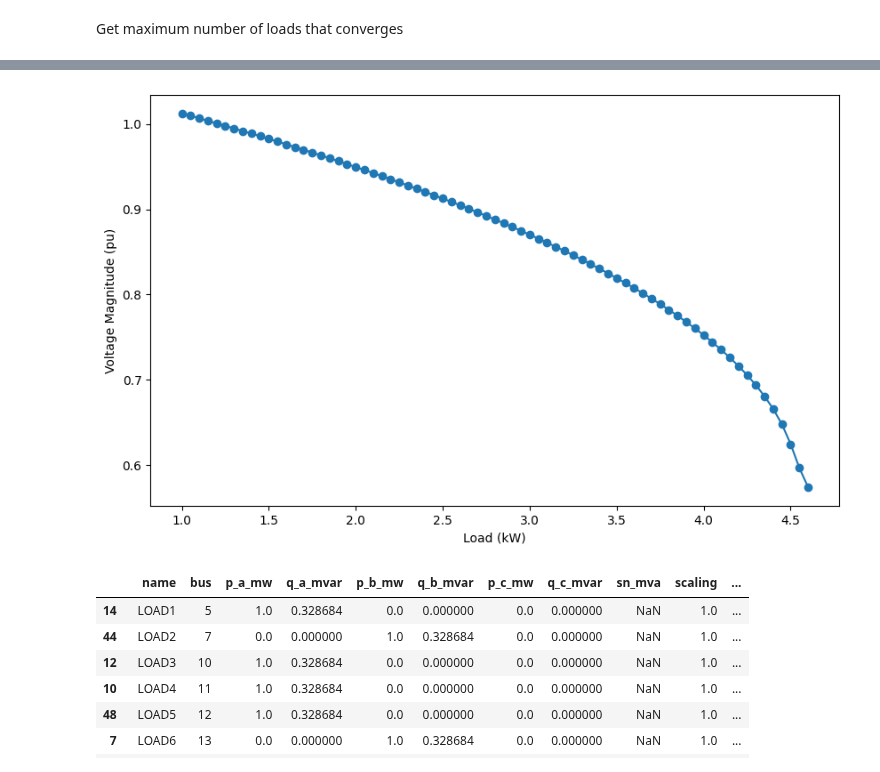
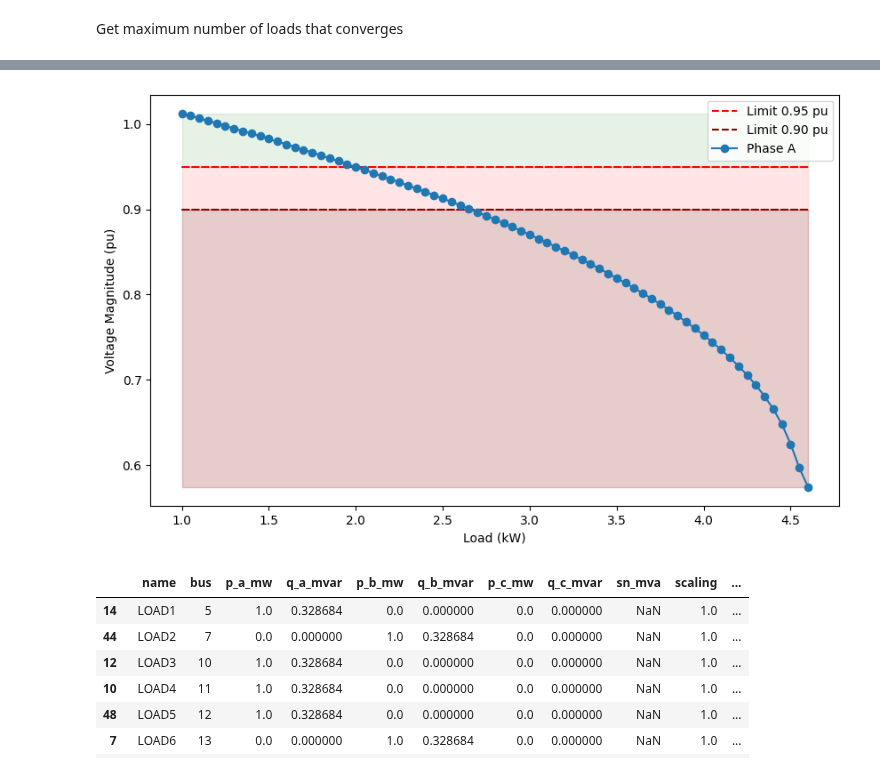
Before and after one commit to antoniovitorvb/IST-thesis-hosting-capacity, a Jupyter notebook: code/power_debug.ipynb, the cells around one changed output, grey strips where cells are left out. Saved outputs shown, nothing was run; the diff lists cells and outputs as text; code cells hidden in the pictures.

```diff
--- a/code/power_debug.ipynb
+++ b/code/power_debug.ipynb
@@ -474,15 +452,33 @@ Name: p_a_mw, dtype: float64
 # %%
 import matplotlib.pyplot as plt
 plt.figure(figsize=(10, 6))
+
+plt.fill_between(vm_pu['p_a_mw']*1000,
+                 y1=vm_pu['vm_a_pu'].max(), y2=0.95,
+                #  where=vm_pu['vm_a_pu'] < 0.95,
+                 interpolate=True, color='green', alpha=0.1)
+plt.fill_between(vm_pu['p_a_mw']*1000,
+                 y1=0.95, y2=0.9,
+                #  where=vm_pu['vm_a_pu'] < 0.95,
+                 interpolate=True, color='red', alpha=0.1)
+plt.fill_between(vm_pu['p_a_mw']*1000,
+                 y1=0.9, y2=vm_pu['vm_a_pu'].min(),
+                #  where=vm_pu['vm_a_pu'] < 0.95,
+                 interpolate=True, color='darkred', alpha=0.2)
+plt.hlines(y=0.95, xmin=vm_pu['p_a_mw'].min()*1000,
+           xmax=vm_pu['p_a_mw'].max()*1000, color='red', linestyle='--', label='Limit 0.95 pu')
+plt.hlines(y=0.9, xmin=vm_pu['p_a_mw'].min()*1000,
+           xmax=vm_pu['p_a_mw'].max()*1000, color='darkred', linestyle='--', label='Limit 0.90 pu')
 
 plt.plot(vm_pu['p_a_mw']*1000, vm_pu['vm_a_pu'], label='Phase A', marker='o')
 # plt.title('Load (kW) X Voltage Magnitude (pu)')
 plt.xlabel('Load (kW)')
 plt.ylabel('Voltage Magnitude (pu)')
+plt.legend()
 
 plt.savefig(os.path.join('images', 'farthest_load_X_voltage.png'))
 # %% [output]
-[figure, old version]
+[figure, new version]
 # %%
 net54 = from_json(os.path.join(data_dir, '54_loads_network.json'))
 
```
Also changed, not shown: parts of 5 cells of this notebook, 6 other files.
